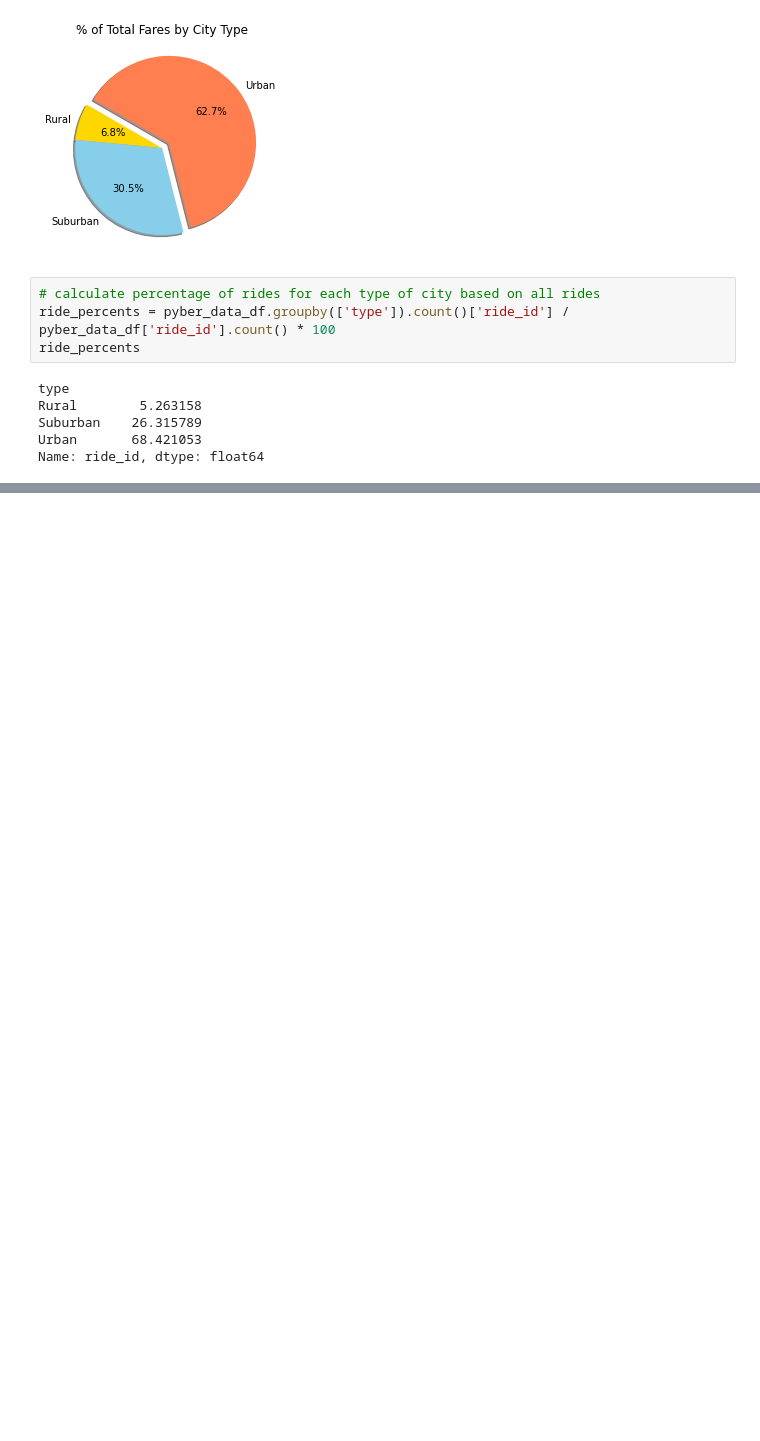
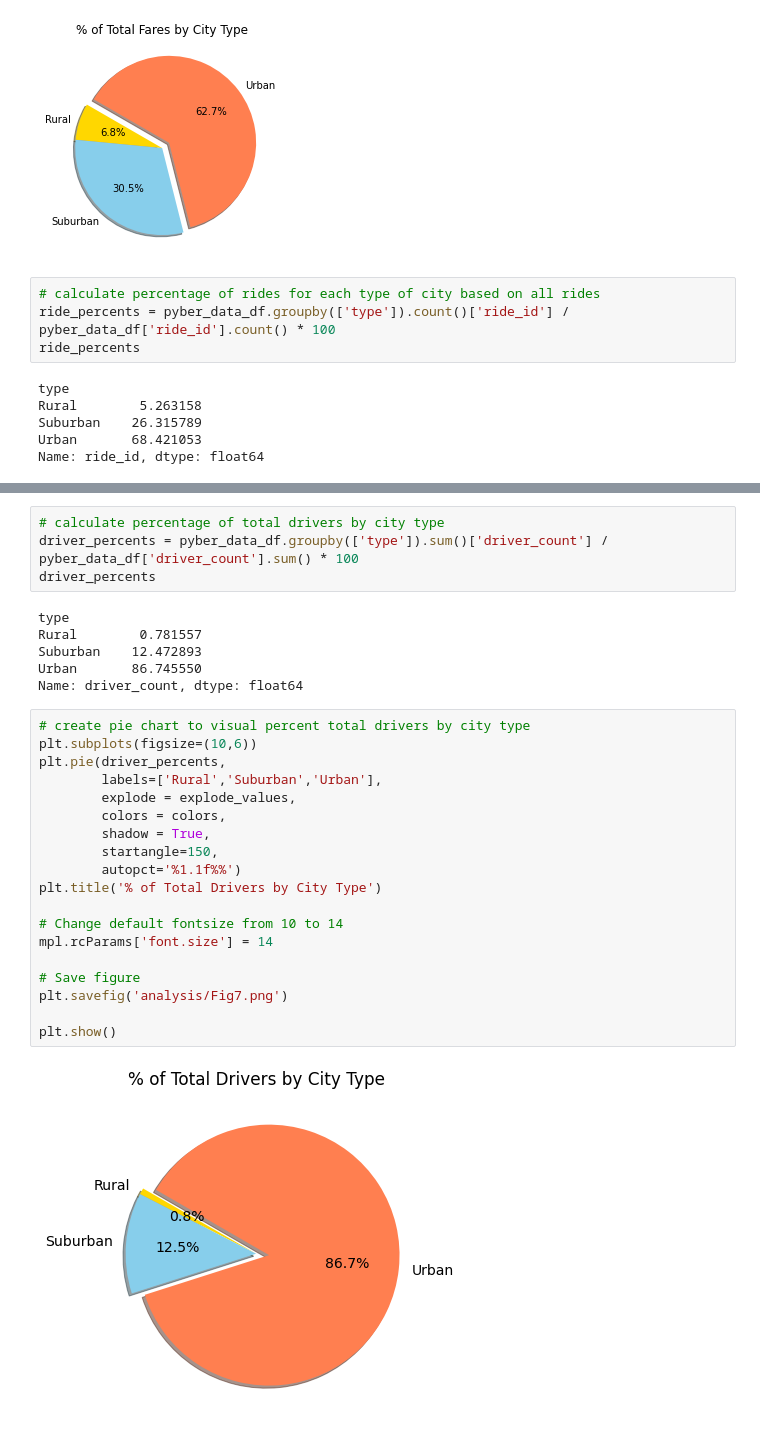
Before and after one commit to dyl-lee/PyBer_Analysis, a Jupyter notebook: PyBer.ipynb, the cells around one changed output, grey strips where cells are left out. Drawn from its saved outputs; the diff is of its cells as text; blank space fills up the shorter version.

```diff
--- a/PyBer.ipynb
+++ b/PyBer.ipynb
@@ -792,0 +794,31 @@ plt.show()
+# %%
+# calculate percentage of total drivers by city type
+driver_percents = pyber_data_df.groupby(['type']).sum()['driver_count'] / pyber_data_df['driver_count'].sum() * 100
+driver_percents
+# %% [output]
+type
+Rural        0.781557
+Suburban    12.472893
+Urban       86.745550
+Name: driver_count, dtype: float64
+# %%
+# create pie chart to visual percent total drivers by city type
+plt.subplots(figsize=(10,6))
+plt.pie(driver_percents,
+        labels=['Rural','Suburban','Urban'],
+        explode = explode_values,
+        colors = colors,
+        shadow = True,
+        startangle=150,
+        autopct='%1.1f%%')
+plt.title('% of Total Drivers by City Type')
+
+# Change default fontsize from 10 to 14
+mpl.rcParams['font.size'] = 14
+
+# Save figure
+plt.savefig('analysis/Fig7.png')
+
+plt.show()
+# %% [output]
+[figure, added]
```
Also changed, not shown: parts of 1 cell of this notebook, 2 other files.
